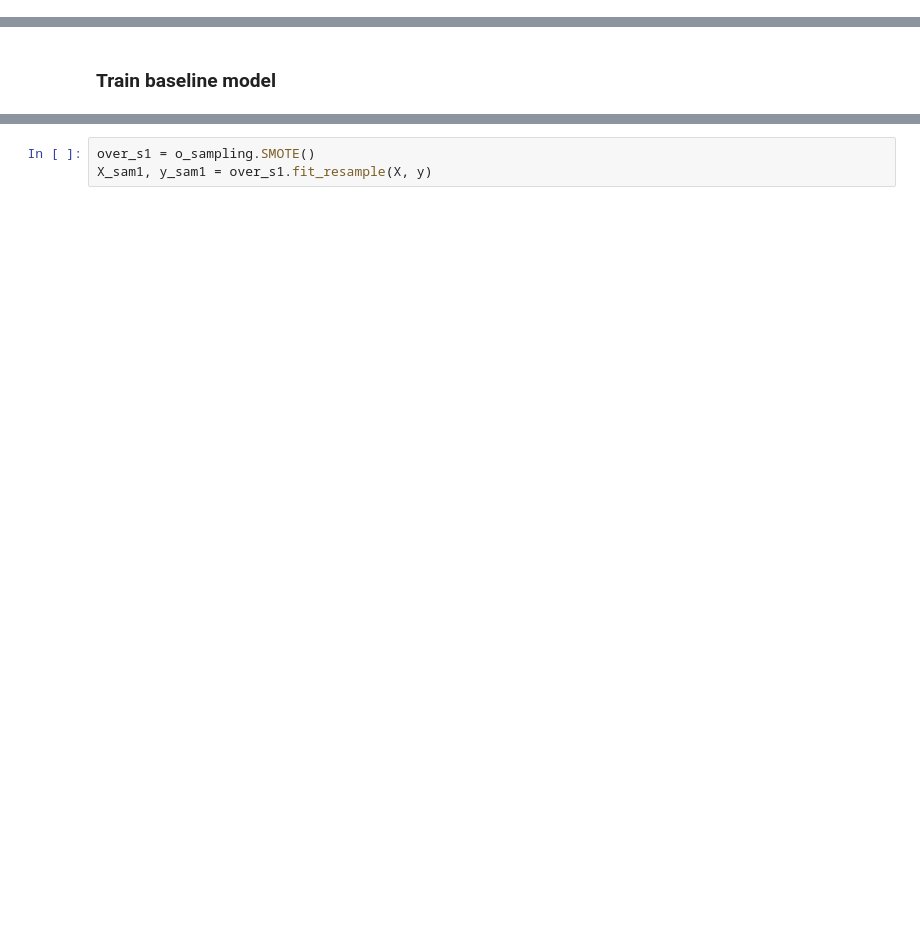
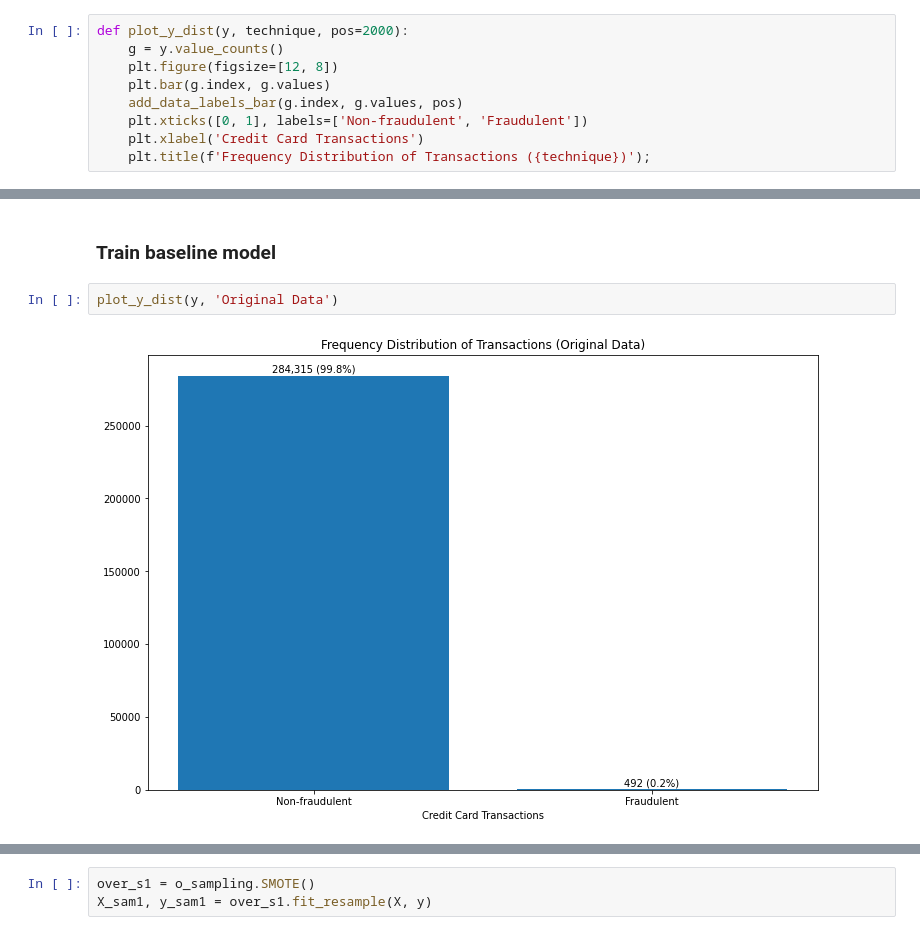
Before and after one commit to Pharoouzy/credit-card-fraud-detection, a Jupyter notebook: src/notebooks/model_development.ipynb, the cells around one changed output, grey strips where cells are left out. Saved outputs shown, nothing was run; the diff lists cells and outputs as text; blank space fills up the shorter version.

Commit message:
experiment with different sampling techniques

```diff
--- a/src/notebooks/model_development.ipynb
+++ b/src/notebooks/model_development.ipynb
@@ -34,0 +40,9 @@ y = df['Class']
+# %%
+def plot_y_dist(y, technique, pos=2000):
+    g = y.value_counts()
+    plt.figure(figsize=[12, 8])
+    plt.bar(g.index, g.values)
+    add_data_labels_bar(g.index, g.values, pos)
+    plt.xticks([0, 1], labels=['Non-fraudulent', 'Fraudulent'])
+    plt.xlabel('Credit Card Transactions')
+    plt.title(f'Frequency Distribution of Transactions ({technique})');
@@ -35,2 +60,6 @@ y = df['Class']
 # %% [markdown]
 ### Train baseline model
+# %%
+plot_y_dist(y, 'Original Data')
+# %% [output]
+[figure, added]
```
Also changed, not shown: parts of 78 cells of this notebook, 1 other file.
